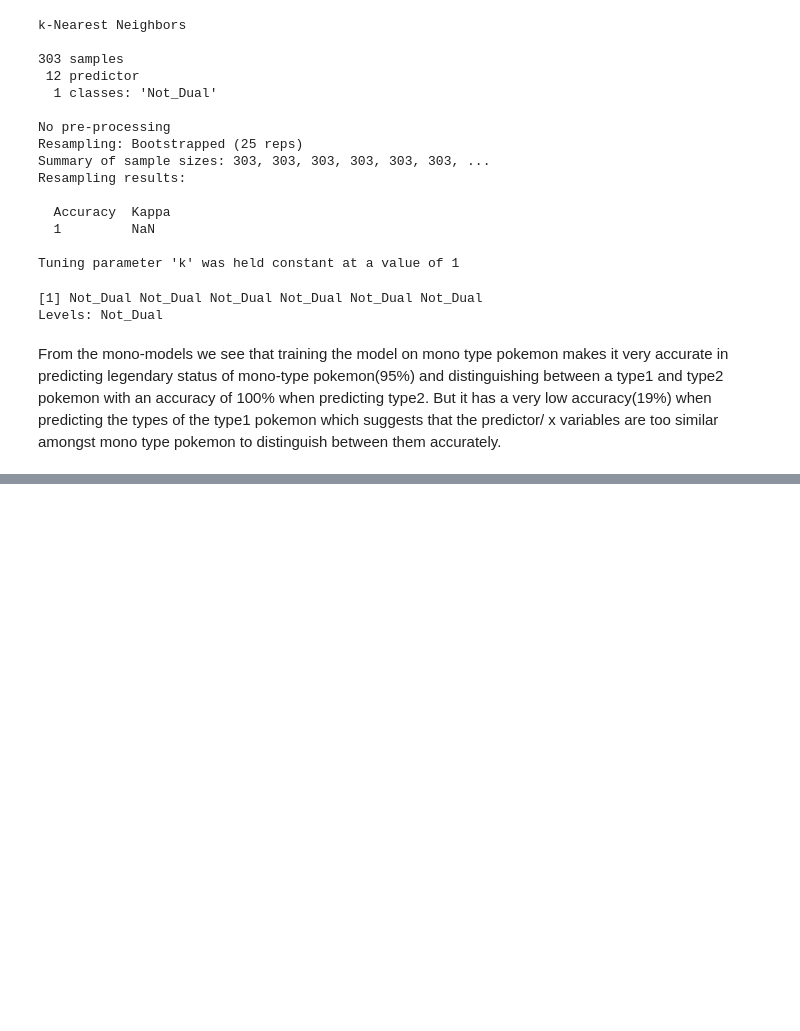
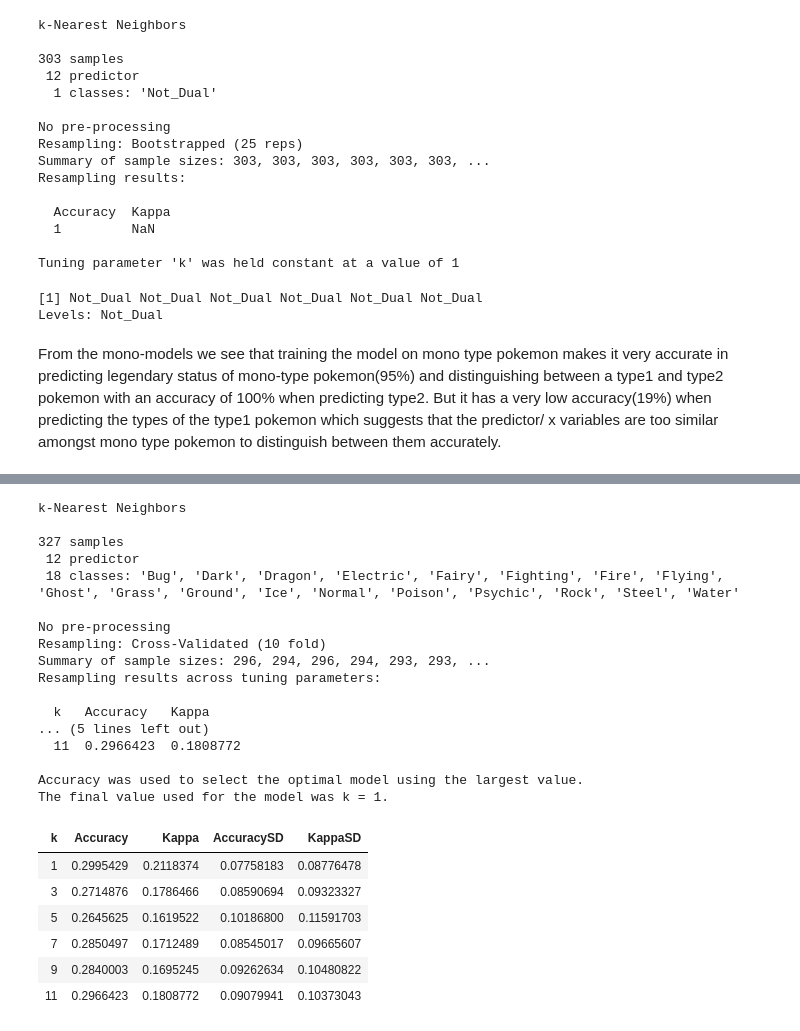
Before and after one commit to Towelat/DSCI--group-7, a Jupyter notebook: group_7_project.ipynb, the cells around one changed output, grey strips where cells are left out. Drawn from its saved outputs; the diff is of its cells as text; code cells hidden in the pictures; blank space fills up the shorter version.

```diff
--- a/group_7_project.ipynb
+++ b/group_7_project.ipynb
@@ -552,0 +778,47 @@ From the mono-models we see that training the model on mono type pokemon makes i
+# %%
+#knn using Dual types data only to predict Type_2 (model 2)
+set.seed(1435)
+training_rows3_d <- scaled_pokemon %>%
+mutate(Type_2 = as.factor(Type_2)) %>%
+  select(Type_2) %>%
+  unlist() %>%
+  createDataPartition(p = 0.80, list = FALSE)
+
+Y_type2_d <- training_set_d %>% select(Type_2) %>% unlist()
+
+k <- c(1,3,5,7,9,11)
+ks <- data.frame(k)
+
+
+train_control3_d <- trainControl(method = "cv", number = 10)
+
+choose_k_d <- train(x = X_train_d, y = Y_type2_d, method = 'knn', tuneGrid = ks, trControl = train_control3_d)
+choose_k_d
+
+k_accuracies2_d <- choose_k_d$results
+k_accuracies2_d
+# %% [output]
+k-Nearest Neighbors
+
+327 samples
+ 12 predictor
+ 18 classes: 'Bug', 'Dark', 'Dragon', 'Electric', 'Fairy', 'Fighting', 'Fire', 'Flying', 'Ghost', 'Grass', 'Ground', 'Ice', 'Normal', 'Poison', 'Psychic', 'Rock', 'Steel', 'Water'
+
+No pre-processing
+Resampling: Cross-Validated (10 fold)
+Summary of sample sizes: 296, 294, 296, 294, 293, 293, ...
+Resampling results across tuning parameters:
+
+  k   Accuracy   Kappa
+... (5 lines left out)
+  11  0.2966423  0.1808772
+
+Accuracy was used to select the optimal model using the largest value.
+The final value used for the model was k = 1.
+| k | Accuracy | Kappa | AccuracySD | KappaSD |
+| 1 | 0.2995429 | 0.2118374 | 0.07758183 | 0.08776478 |
+| 3 | 0.2714876 | 0.1786466 | 0.08590694 | 0.09323327 |
+| 5 | 0.2645625 | 0.1619522 | 0.10186800 | 0.11591703 |
+| 7 | 0.2850497 | 0.1712489 | 0.08545017 | 0.09665607 |
+| 9 | 0.2840003 | 0.1695245 | 0.09262634 | 0.10480822 |
+| 11 | 0.2966423 | 0.1808772 | 0.09079941 | 0.10373043 |
```
Also changed, not shown: parts of 7 cells of this notebook.
